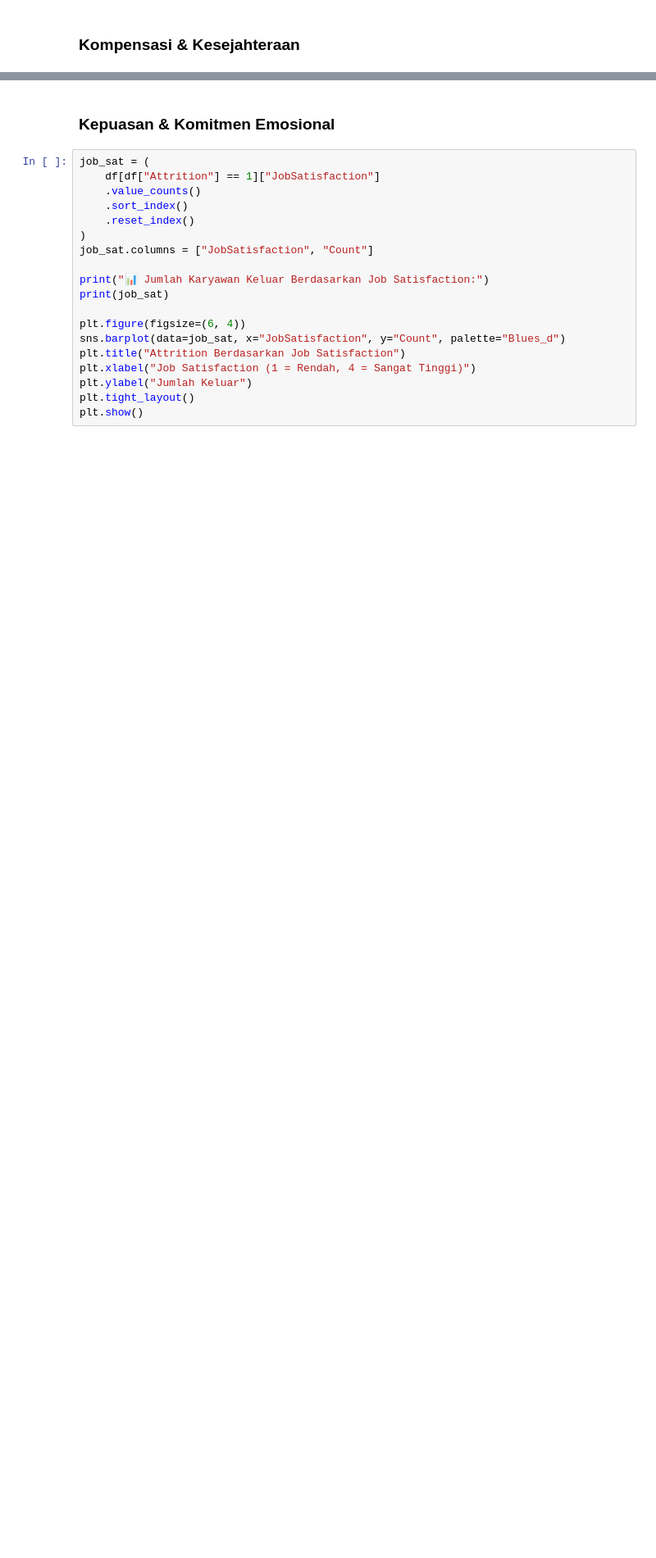
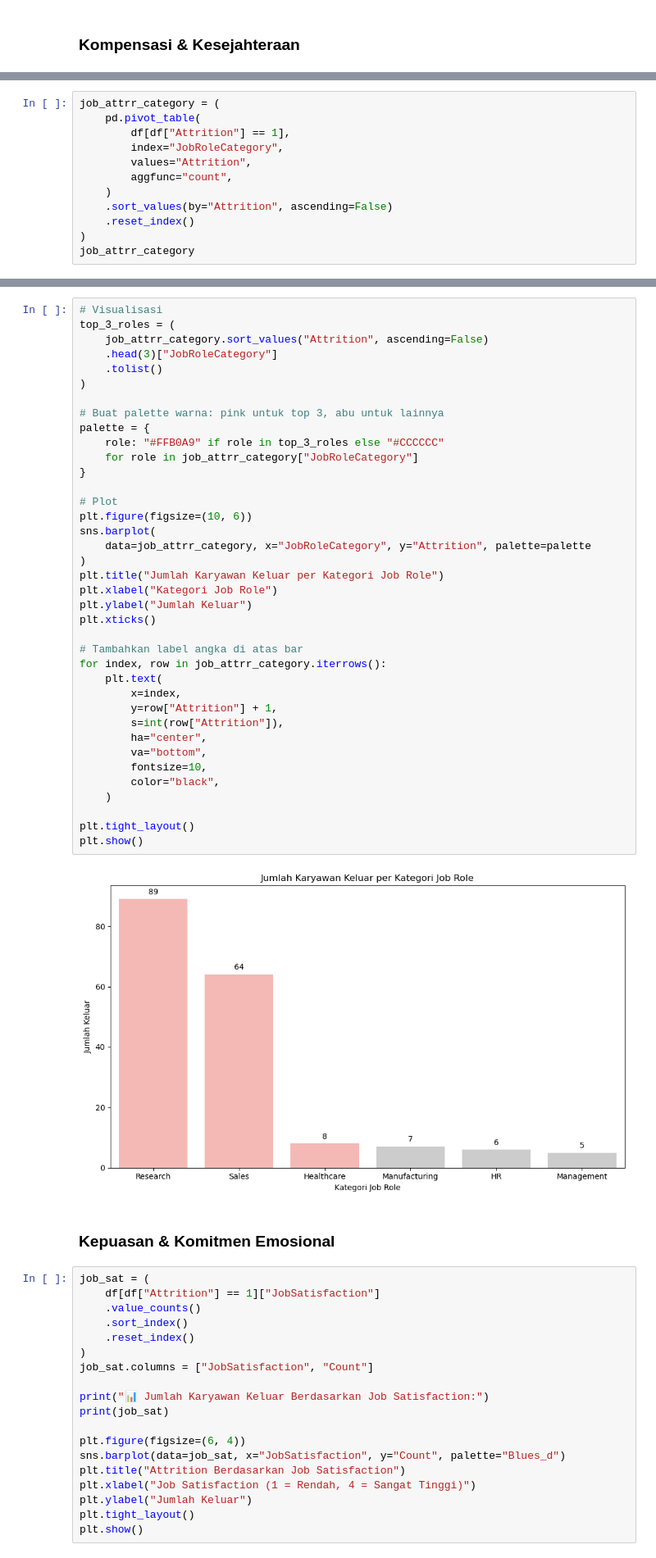
Before and after one commit to muchammadwr/Menyelesaikan-Permasalahan-Human-Resources, a Jupyter notebook: notebook.ipynb, the cells around one changed output, grey strips where cells are left out. Shown at 82% size. Cells and saved outputs as stored; diff of their text form; blank space fills up the shorter version.

```diff
--- a/notebook.ipynb
+++ b/notebook.ipynb
@@ -325,0 +353,12 @@ plt.show()
+# %%
+job_attrr_category = (
+    pd.pivot_table(
+        df[df["Attrition"] == 1],
+        index="JobRoleCategory",
+        values="Attrition",
+        aggfunc="count",
+    )
+    .sort_values(by="Attrition", ascending=False)
+    .reset_index()
+)
+job_attrr_category
@@ -326,3 +373,43 @@ plt.show()
+# %%
+# Visualisasi
+top_3_roles = (
+    job_attrr_category.sort_values("Attrition", ascending=False)
+    .head(3)["JobRoleCategory"]
+    .tolist()
+)
+
+# Buat palette warna: pink untuk top 3, abu untuk lainnya
+palette = {
+    role: "#FFB0A9" if role in top_3_roles else "#CCCCCC"
+    for role in job_attrr_category["JobRoleCategory"]
+}
+
+# Plot
+plt.figure(figsize=(10, 6))
+sns.barplot(
+    data=job_attrr_category, x="JobRoleCategory", y="Attrition", palette=palette
+)
+plt.title("Jumlah Karyawan Keluar per Kategori Job Role")
+plt.xlabel("Kategori Job Role")
+plt.ylabel("Jumlah Keluar")
+plt.xticks()
+
+# Tambahkan label angka di atas bar
+for index, row in job_attrr_category.iterrows():
+    plt.text(
+        x=index,
+        y=row["Attrition"] + 1,
+        s=int(row["Attrition"]),
+        ha="center",
+        va="bottom",
+        fontsize=10,
+        color="black",
+    )
+
+plt.tight_layout()
+plt.show()
+# %% [output]
+[figure, added]
 # %% [markdown]
 ### Kepuasan & Komitmen Emosional
 # %%
```
Also changed, not shown: parts of 15 cells of this notebook.
